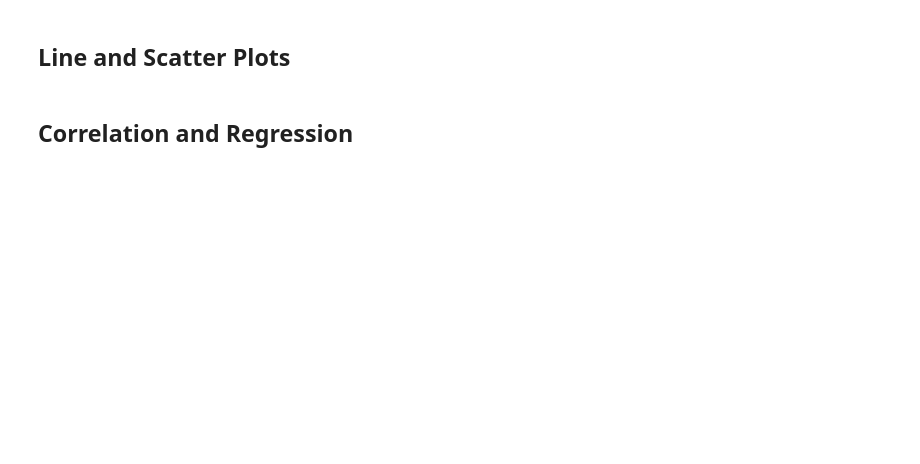
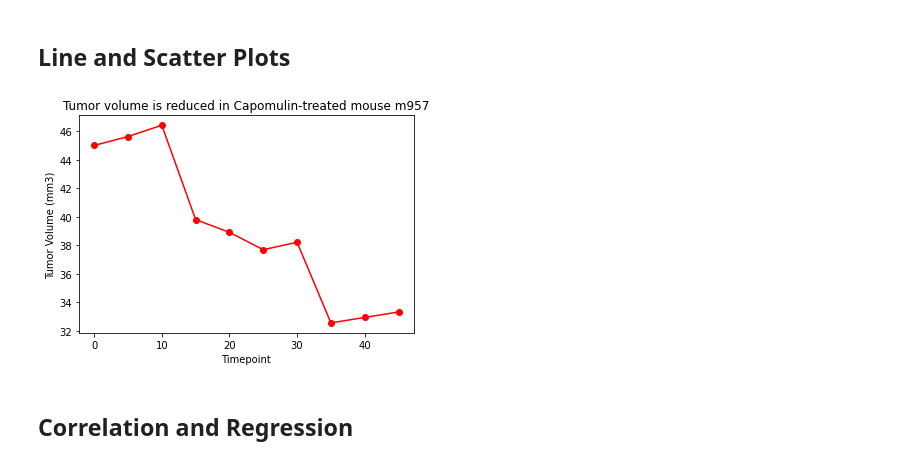
Before and after one commit to dany-roman/anti-tumor-therapeutic-analysis, a Jupyter notebook: animal study analysis.ipynb, the cells around one changed output. Drawn from its saved outputs; the diff is of its cells as text; code cells hidden in the pictures; blank space fills up the shorter version.

```diff
--- a/animal study analysis.ipynb
+++ b/animal study analysis.ipynb
@@ -239,3 +257,16 @@ Name: Tumor Volume (mm3), dtype: float64
+# %%
+# Generate a line plot of tumor volume vs. time point for a mouse treated with Capomulin
+timepoints = study_animals['Timepoint'].unique()
+m957 = study_animals[study_animals['Mouse ID'] == 'm957']
+m957 = m957['Tumor Volume (mm3)']
+
+plt.plot(timepoints, m957, color='red', marker = 'o')
+plt.xlabel('Timepoint')
+plt.ylabel('Tumor Volume (mm3)')
+plt.title('Tumor volume is reduced in Capomulin-treated mouse m957')
+plt.show()
+# %% [output]
+[figure, added]
 # %%
 # Generate a scatter plot of average tumor volume vs. mouse weight for the Capomulin regimen
 # %% [markdown]
```
Also changed, not shown: parts of 4 cells of this notebook.
